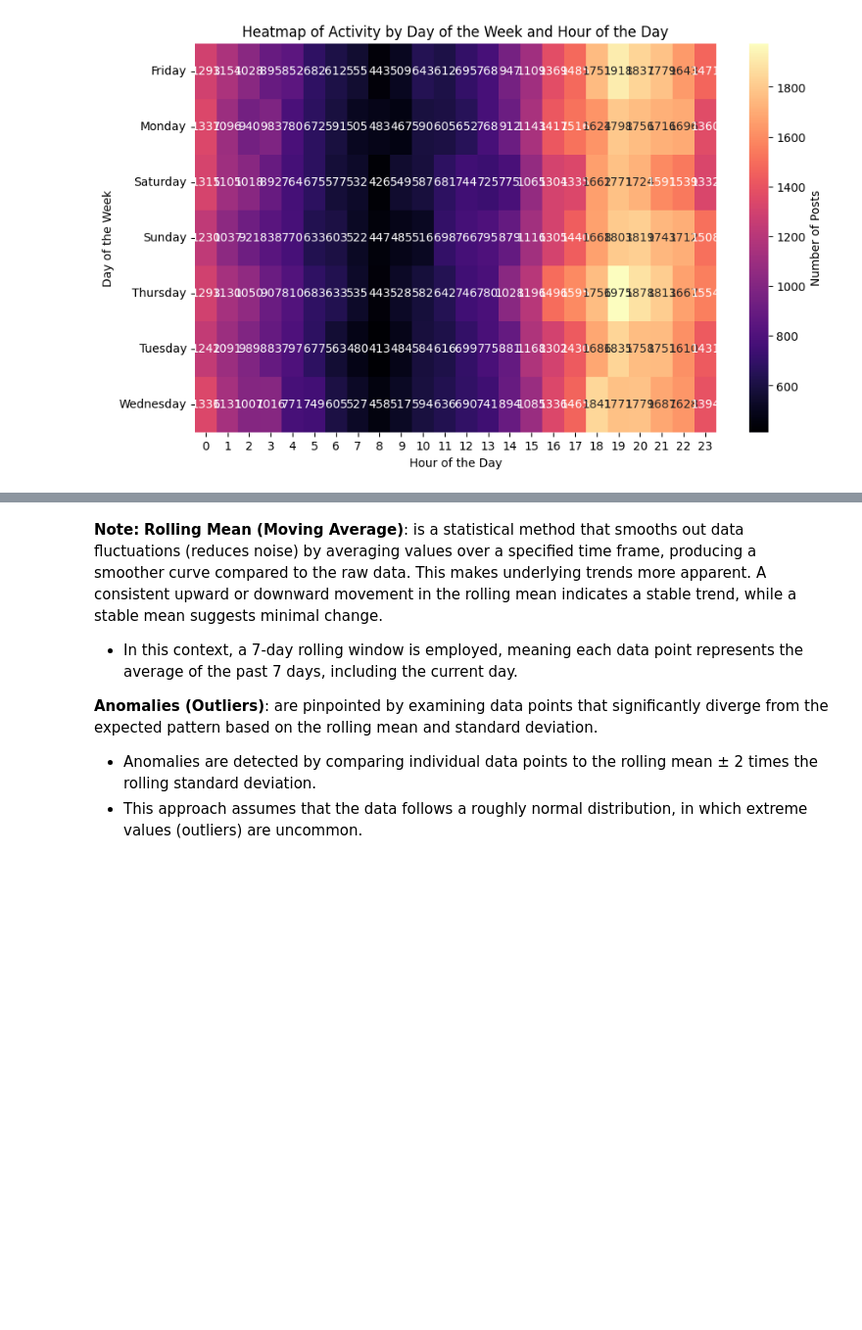
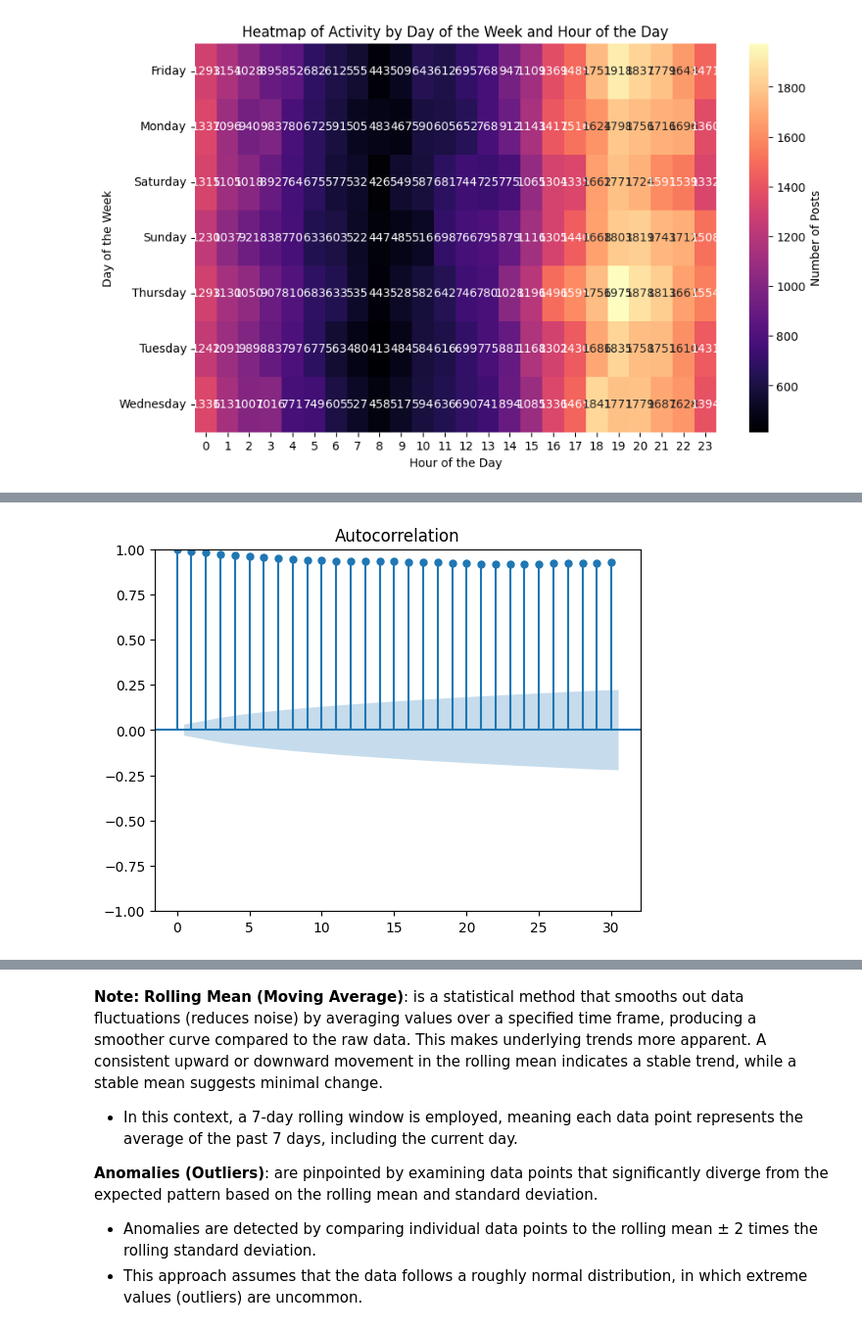
Before and after one commit to CleliaCaetano/-User-Behavior-Analysis-for-Optimizing-Engagement-on-Social-Media, a Jupyter notebook: Instagram_users_datetime_posts_data.ipynb, the cells around one changed output, grey strips where cells are left out. Shown at 98% size. Cells and saved outputs as stored; diff of their text form; code cells hidden in the pictures; blank space fills up the shorter version.

```diff
--- a/Instagram_users_datetime_posts_data.ipynb
+++ b/Instagram_users_datetime_posts_data.ipynb
@@ -562,4 +687,12 @@ p-value: 0.625203480755115
 The data is not stationary, perform differencing.
+# %%
+from statsmodels.graphics.tsaplots import plot_acf
+
+# Autocorrelation Function (ACF)
+plot_acf(daily_data, lags=30)
+plt.show()
+# %% [output]
+[figure, added]
 # %%
 # Apply first differencing
 daily_data_diff = daily_data.diff().dropna()
```
Also changed, not shown: parts of 36 cells of this notebook.
